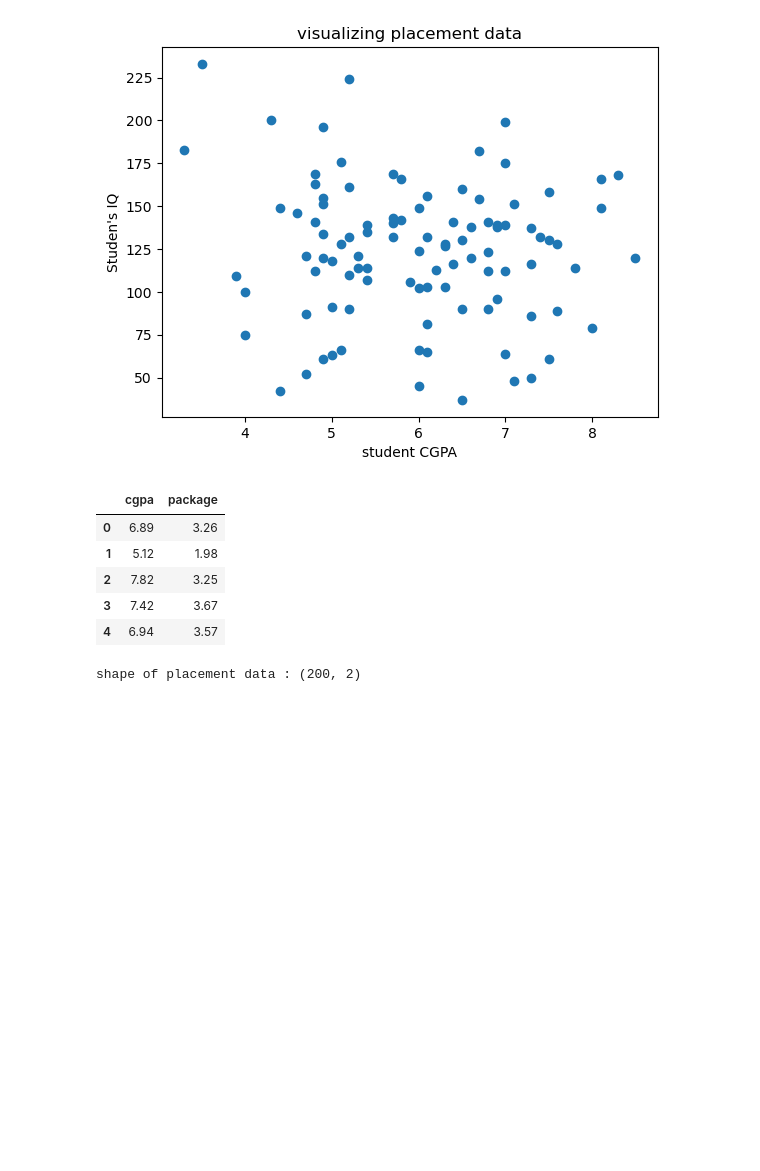
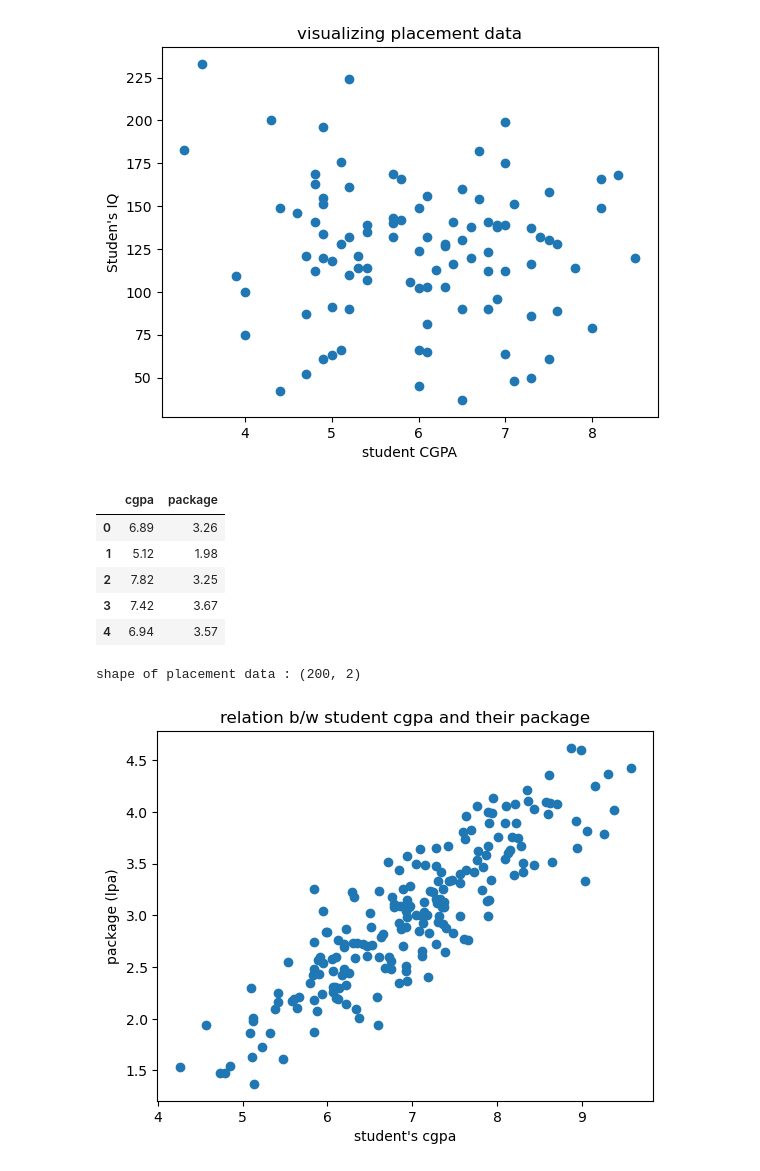
Before and after one commit to superbhawesh/ml, a Jupyter notebook: LinearRegration.ipynb, the cells around one changed output. Drawn from its saved outputs; the diff is of its cells as text; code cells hidden in the pictures; blank space fills up the shorter version.

Commit message:
Basic simple Linear Regression example

```diff
--- a/LinearRegration.ipynb
+++ b/LinearRegration.ipynb
@@ -27,8 +34,8 @@ plt.show()
 # %% [output]
 [figure]
 # %%
-data2 = pd.read_csv("D:\Downloads\Placement.csv")
-data2.head()
+plcdata2 = pd.read_csv("D:\Downloads\Placement.csv")
+plcdata2.head()
 # %% [output]
 |  | cgpa | package |
 | 0 | 6.89 | 3.26 |
@@ -43,3 +53,9 @@ shape of placement data : (200, 2)
 # %%
-data2 = pd.read_csv("day48-simple-linear-regression")
-data2.head()
+plt.scatter(plcdata2["cgpa"],plcdata2["package"])
+# plt.plot(plcdata2["cgpa"],plcdata2["package"], color="red")
+plt.title("relation b/w student cgpa and their package")
+plt.xlabel("student's cgpa")
+plt.ylabel("package (lpa)")
+plt.show()
+# %% [output]
+[figure, added]
```
Also changed, not shown: parts of 21 cells of this notebook.
